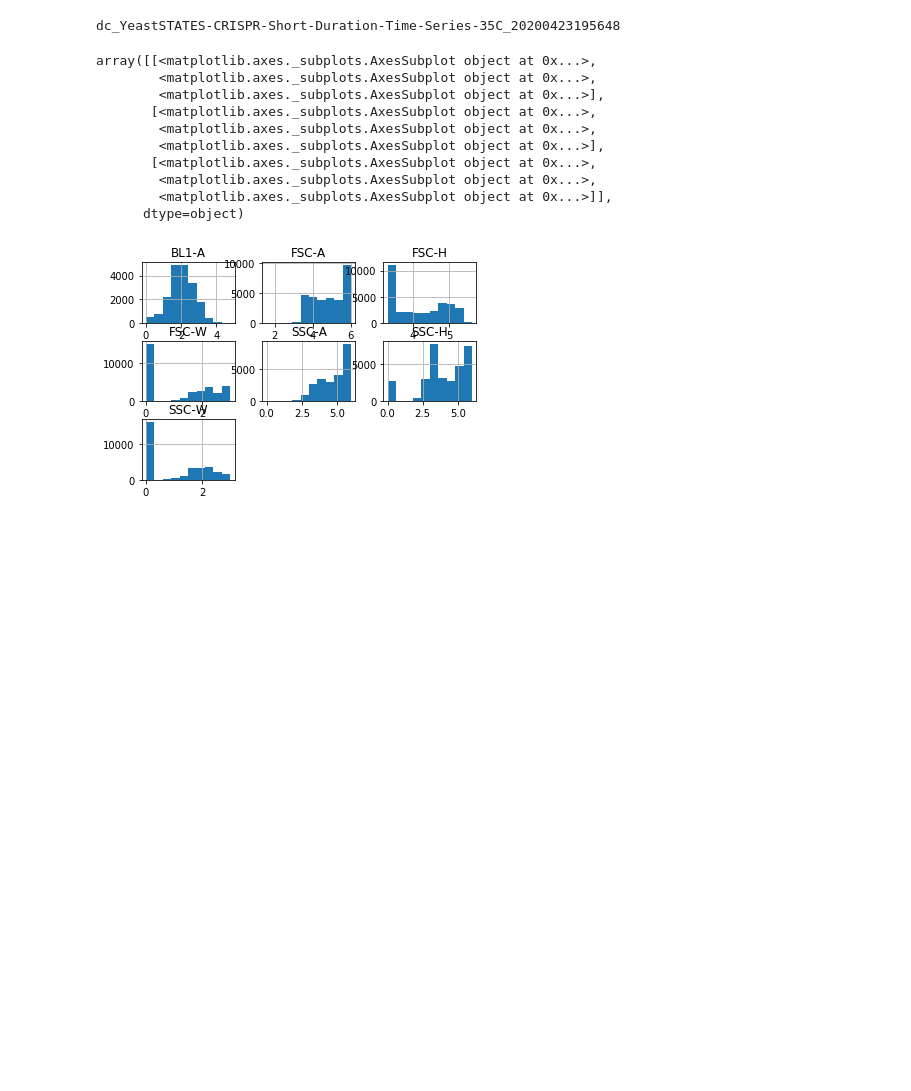
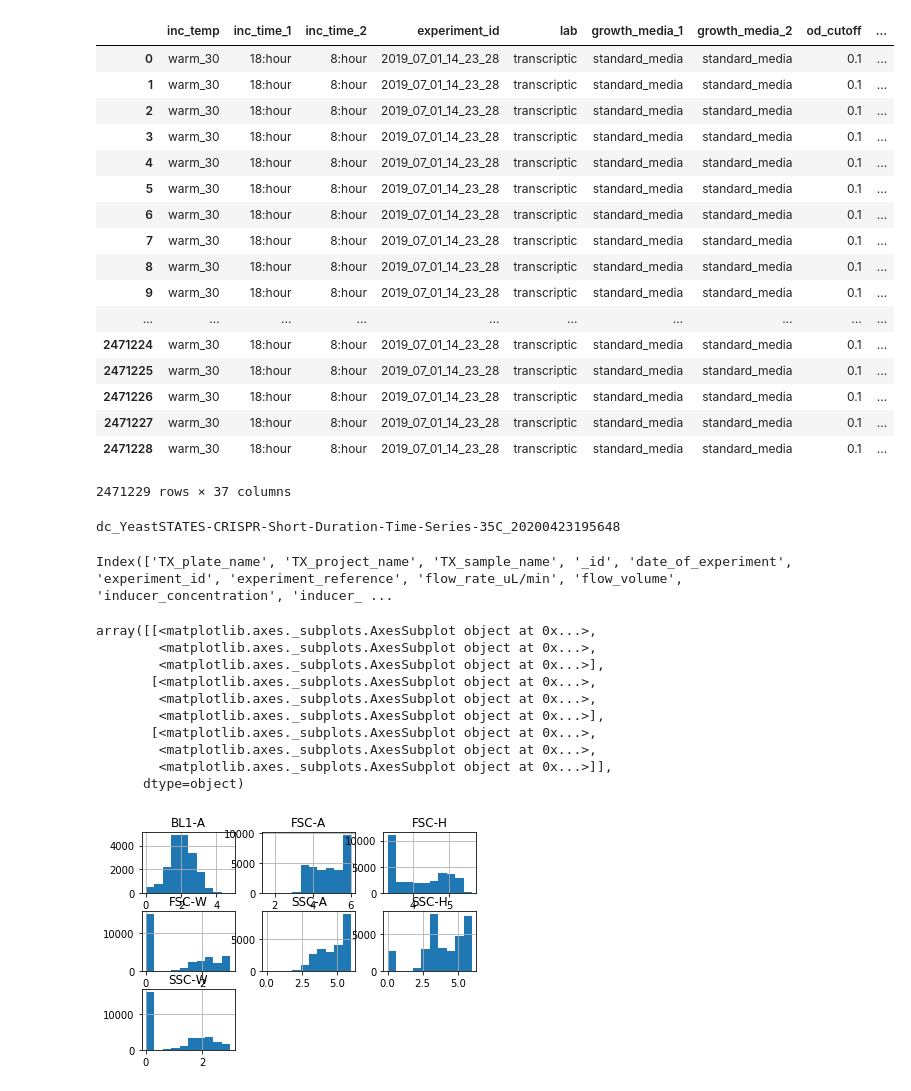
Before and after one commit to SD2E/precomputed-data-table, a Jupyter notebook: notebooks/live-dead-transfer-analysis.ipynb, the cells around one changed output. Cells and saved outputs as stored; diff of their text form; code cells hidden in the pictures; blank space fills up the shorter version.

```diff
--- a/notebooks/live-dead-transfer-analysis.ipynb
+++ b/notebooks/live-dead-transfer-analysis.ipynb
@@ -71,6 +71,27 @@ data_file = os.path.join(xplan_base, 'xplan-reactor', 'data', 'transcriptic', ex
 
 experiment_flow = pd.read_csv(data_file, index_col=0)
 #experiment_flow
+# %%
+experiment_flow
+# %% [output]
+|  | inc_temp | inc_time_1 | inc_time_2 | experiment_id | lab | growth_media_1 | growth_media_2 | od_cutoff | ... |
+| 0 | warm_30 | 18:hour | 8:hour | 2019_07_01_14_23_28 | transcriptic | standard_media | standard_media | 0.1 | ... |
+| 1 | warm_30 | 18:hour | 8:hour | 2019_07_01_14_23_28 | transcriptic | standard_media | standard_media | 0.1 | ... |
+| 2 | warm_30 | 18:hour | 8:hour | 2019_07_01_14_23_28 | transcriptic | standard_media | standard_media | 0.1 | ... |
+| 3 | warm_30 | 18:hour | 8:hour | 2019_07_01_14_23_28 | transcriptic | standard_media | standard_media | 0.1 | ... |
+| 4 | warm_30 | 18:hour | 8:hour | 2019_07_01_14_23_28 | transcriptic | standard_media | standard_media | 0.1 | ... |
+| 5 | warm_30 | 18:hour | 8:hour | 2019_07_01_14_23_28 | transcriptic | standard_media | standard_media | 0.1 | ... |
+| 6 | warm_30 | 18:hour | 8:hour | 2019_07_01_14_23_28 | transcriptic | standard_media | standard_media | 0.1 | ... |
+| 7 | warm_30 | 18:hour | 8:hour | 2019_07_01_14_23_28 | transcriptic | standard_media | standard_media | 0.1 | ... |
+| 8 | warm_30 | 18:hour | 8:hour | 2019_07_01_14_23_28 | transcriptic | standard_media | standard_media | 0.1 | ... |
+| 9 | warm_30 | 18:hour | 8:hour | 2019_07_01_14_23_28 | transcriptic | standard_media | standard_media | 0.1 | ... |
+| ... | ... | ... | ... | ... | ... | ... | ... | ... | ... |
+| 2471224 | warm_30 | 18:hour | 8:hour | 2019_07_01_14_23_28 | transcriptic | standard_media | standard_media | 0.1 | ... |
+| 2471225 | warm_30 | 18:hour | 8:hour | 2019_07_01_14_23_28 | transcriptic | standard_media | standard_media | 0.1 | ... |
+| 2471226 | warm_30 | 18:hour | 8:hour | 2019_07_01_14_23_28 | transcriptic | standard_media | standard_media | 0.1 | ... |
+| 2471227 | warm_30 | 18:hour | 8:hour | 2019_07_01_14_23_28 | transcriptic | standard_media | standard_media | 0.1 | ... |
+| 2471228 | warm_30 | 18:hour | 8:hour | 2019_07_01_14_23_28 | transcriptic | standard_media | standard_media | 0.1 | ... |
+2471229 rows × 37 columns
 # %%
 controls = experiment_flow.loc[(experiment_flow.strain_name == "WT-Live-Control") | (experiment_flow.strain_name == "WT-Dead-Control")]
 channels = ['FSC-A', 'SSC-A', 'BL1-A', 'FSC-W', 'FSC-H', 'SSC-W', 'SSC-H']
@@ -93,6 +114,10 @@ experiment_path = '/work/projects/SD2E-Community/prod/projects/sd2e-project-43/t
 experiment_df = do_analysis_wrapper(experiment_path)
 # %% [output]
 dc_YeastSTATES-CRISPR-Short-Duration-Time-Series-35C_20200423195648
+# %%
+experiment_df.columns
+# %% [output]
+Index(['TX_plate_name', 'TX_project_name', 'TX_sample_name', '_id', 'date_of_experiment', 'experiment_id', 'experiment_reference', 'flow_rate_uL/min', 'flow_volume', 'inducer_concentration', 'inducer_ ...
 # %%
 
 #controls[channels].hist()
```
Also changed, not shown: parts of 6 cells of this notebook, 4 other files.
